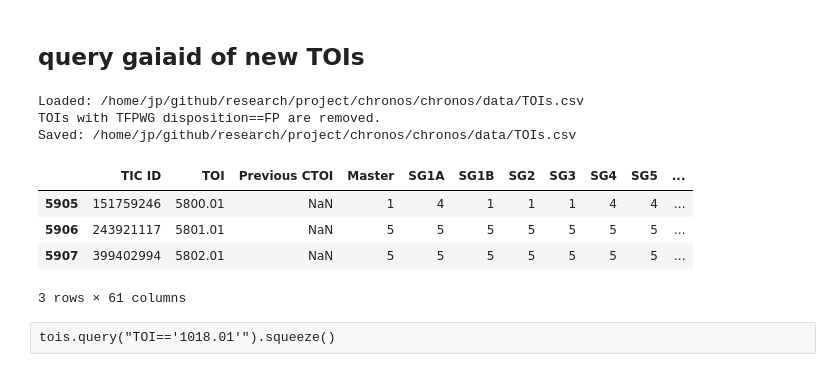
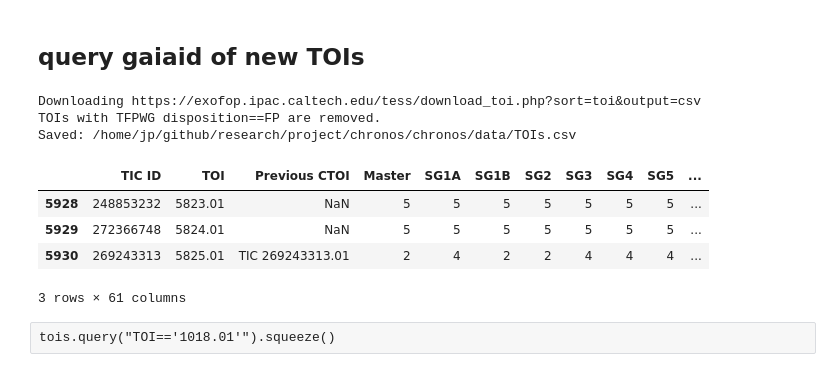
Before and after one commit to jpdeleon/chronos, a Jupyter notebook: notebooks/find_gaia_ID_of_tois_in_clusters.ipynb, the cells around one changed output. Saved outputs shown, nothing was run; the diff lists cells and outputs as text; code cells hidden in the pictures.

```diff
--- a/notebooks/find_gaia_ID_of_tois_in_clusters.ipynb
+++ b/notebooks/find_gaia_ID_of_tois_in_clusters.ipynb
@@ -17,16 +17,16 @@ Created TAP+ (v1.2.1) - Connection:
 # %% [markdown]
 ## query gaiaid of new TOIs
 # %%
-tois = cr.get_tois(clobber=False, verbose=True, remove_FP=True)
+tois = cr.get_tois(clobber=True, verbose=True, remove_FP=True)
 tois.tail(3)
 # %% [output]
-Loaded: /home/jp/github/research/project/chronos/chronos/data/TOIs.csv
+Downloading https://exofop.ipac.caltech.edu/tess/download_toi.php?sort=toi&output=csv
 TOIs with TFPWG disposition==FP are removed.
 Saved: /home/jp/github/research/project/chronos/chronos/data/TOIs.csv
 |  | TIC ID | TOI | Previous CTOI | Master | SG1A | SG1B | SG2 | SG3 | SG4 | SG5 | ... |
-| 5905 | 151759246 | 5800.01 | NaN | 1 | 4 | 1 | 1 | 1 | 4 | 4 | ... |
-| 5906 | 243921117 | 5801.01 | NaN | 5 | 5 | 5 | 5 | 5 | 5 | 5 | ... |
-| 5907 | 399402994 | 5802.01 | NaN | 5 | 5 | 5 | 5 | 5 | 5 | 5 | ... |
+| 5928 | 248853232 | 5823.01 | NaN | 5 | 5 | 5 | 5 | 5 | 5 | 5 | ... |
+| 5929 | 272366748 | 5824.01 | NaN | 5 | 5 | 5 | 5 | 5 | 5 | 5 | ... |
+| 5930 | 269243313 | 5825.01 | TIC 269243313.01 | 2 | 4 | 2 | 2 | 4 | 4 | 4 | ... |
 3 rows × 61 columns
 # %% [raw]
 tois.query("TOI=='1018.01'").squeeze()
```
Also changed, not shown: parts of 8 cells of this notebook, 5 other files.
